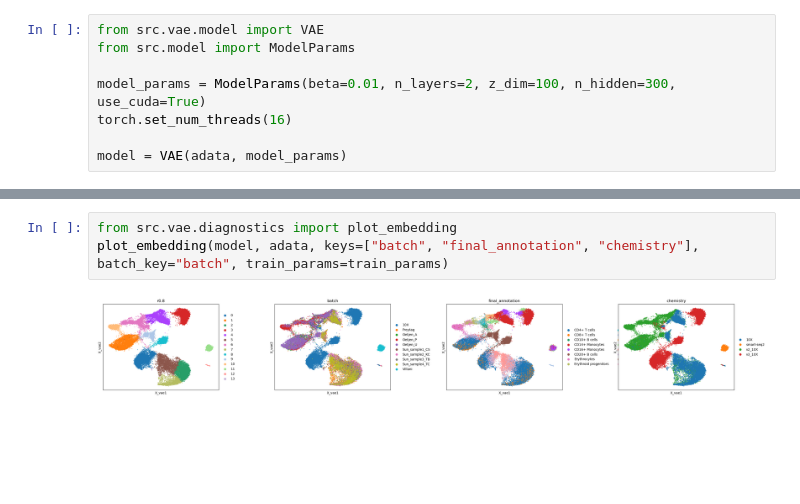
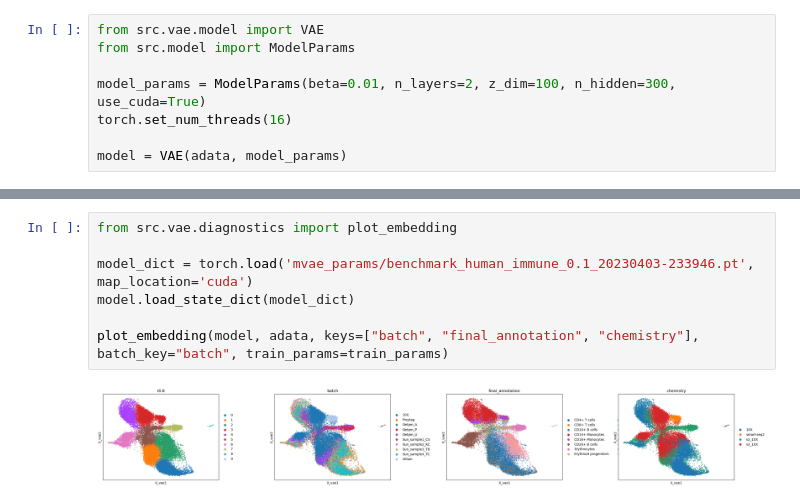
Before and after one commit to annkamsk/mvae, a Jupyter notebook: Benchmark human immune.ipynb, the cells around one changed output, grey strips where cells are left out. Drawn from its saved outputs; the diff is of its cells as text; blank space fills up the shorter version.

Commit message:
Benchmark batch and cell annotation

```diff
--- a/Benchmark human immune.ipynb
+++ b/Benchmark human immune.ipynb
@@ -103,5 +67,9 @@ hist
 # %%
 from src.vae.diagnostics import plot_embedding
+
+model_dict = torch.load('mvae_params/benchmark_human_immune_0.1_20230403-233946.pt', map_location='cuda')
+model.load_state_dict(model_dict)
+
 plot_embedding(model, adata, keys=["batch", "final_annotation", "chemistry"], batch_key="batch", train_params=train_params)
 # %% [output]
-[figure, old version]
+[figure, new version]
```
Also changed, not shown: parts of 21 cells of this notebook, 9 other files.
